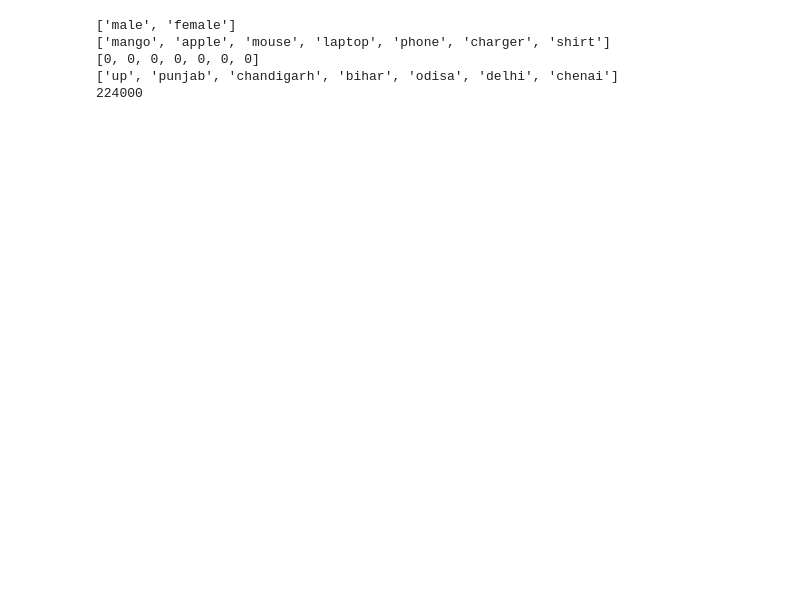
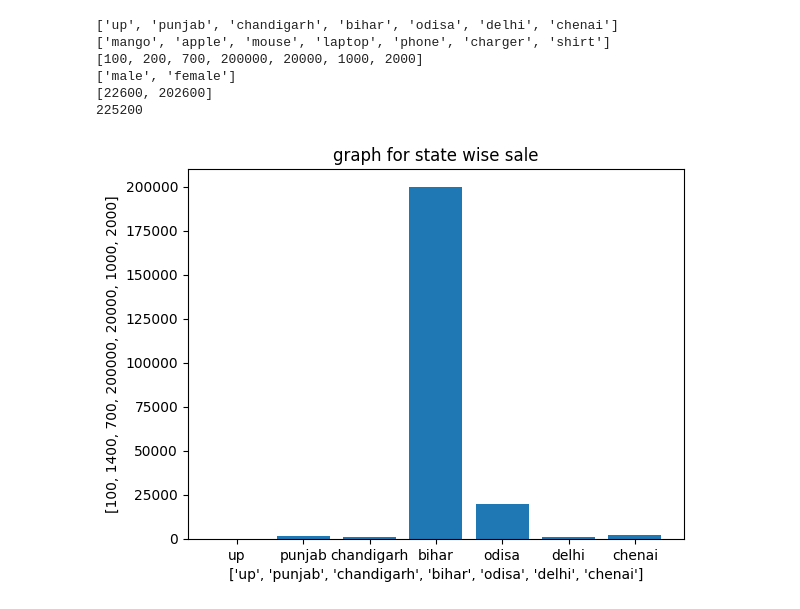
Before and after one commit to gashishkumar2201-collab/Python-class, a Jupyter notebook: data_analist.ipynb, the cells around one changed output. Cells and saved outputs as stored; diff of their text form; code cells hidden in the pictures; blank space fills up the shorter version.

```diff
--- a/data_analist.ipynb
+++ b/data_analist.ipynb
@@ -1,37 +1,67 @@
 # %% [markdown]
 <a href="https://colab.research.google.com/github/gashishkumar2201-collab/Python-class/blob/main/data_analist.ipynb" target="_parent"><img src="https://colab.research.google.com/assets/colab-badge.svg" alt="Open In Colab"/></a>
 # %%
+import matplotlib.pyplot as plt
 customer_name=["ashish","ram","sayam","aarti","aditaya","amrita","swati","tanu","aanu","tom"]
-state=["up","punjab","chandigarh","bihar","odisa","delhi","chenai","punjab","punjab","punjab","bihar"]
+state=["up","punjab","chandigarh","bihar","odisa","delhi","chenai","punjab","punjab","punjab"]
 product=["mango","apple","mouse","laptop","phone","charger","shirt"]
-amount=[100,200,700,200000,20000,1000,2000]
-gender=["male","female"]
+amount=[100,200,700,200000,20000,1000,2000,300,400,500]
+gender=["male","female", "male", "female", "male", "male", "female", "male", "female", "male" ]
 unique_state=[]
 sales_state=[]
-unique_product=[]
-unique_gender=[]
+
 for i in state:
   if i not in unique_state:
     unique_state.append(i)
     sales_state.append(0)
+print(unique_state)
+for i in range(len(state)):
+  index=unique_state.index(state[i])
+  #sales_state[index] = sales_state[index] + amount[i]
+  sales_state[index]=sales_state[index]+amount[i]
+# starting for product wise
+unique_product=[]
+product_wise=[]
+
 for i in product:
   if i not in unique_product:
     unique_product.append(i)
+    product_wise.append(0)
+for i in range(len(product)):
+  index = unique_product.index(product[i])
+  product_wise[index] = product_wise[index] + amount[i]
+print(unique_product)
+print(product_wise)
+# Gender wise
+
+unique_gender=[]
+gender_wise_sale = []
 for i in gender:
   if i not in unique_gender:
     unique_gender.append(i)
-for i in range
+    gender_wise_sale.append(0)
+for i in range(len(gender)):
+  index = unique_gender.index(gender[i])
+  gender_wise_sale[index] = gender_wise_sale[index] + amount[i]
 print(unique_gender)
-print(unique_product)
-print(sales_state)
-print(unique_state)
+print(gender_wise_sale)
+
+
+
 total_sale=0
 for i in amount:
   total_sale=total_sale+i
 print(total_sale)
+plt.bar(unique_state, sales_state)
+plt.title("graph for state wise sale")
+plt.xlabel(unique_state)
+plt.ylabel(sales_state)
+plt.show()
 # %% [output]
+['up', 'punjab', 'chandigarh', 'bihar', 'odisa', 'delhi', 'chenai']
+['mango', 'apple', 'mouse', 'laptop', 'phone', 'charger', 'shirt']
+[100, 200, 700, 200000, 20000, 1000, 2000]
 ['male', 'female']
-['mango', 'apple', 'mouse', 'laptop', 'phone', 'charger', 'shirt']
-[0, 0, 0, 0, 0, 0, 0]
-['up', 'punjab', 'chandigarh', 'bihar', 'odisa', 'delhi', 'chenai']
-224000
+[22600, 202600]
+225200
+[figure, added]
```
